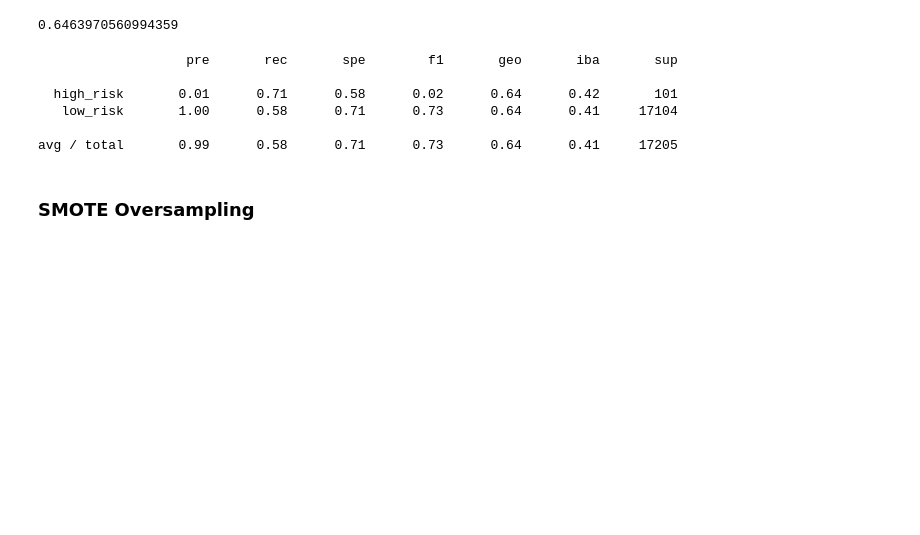
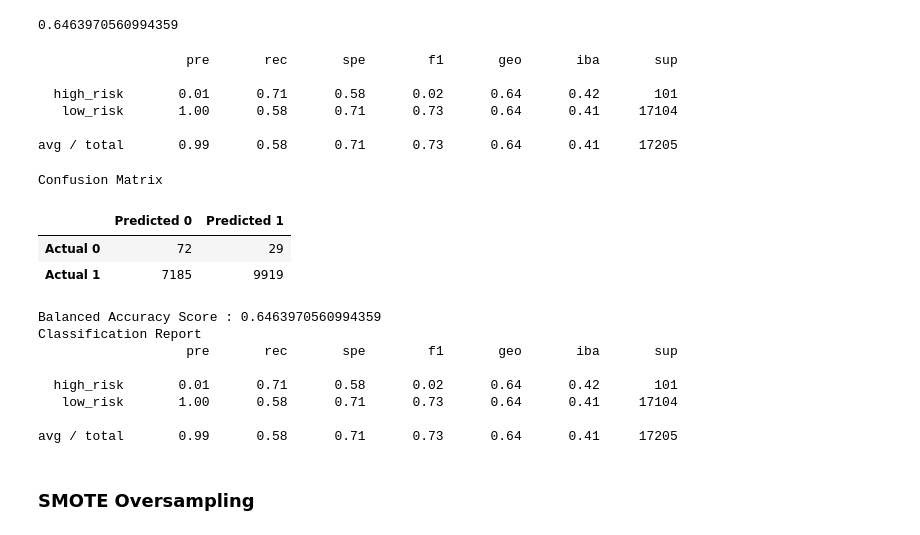
Before and after one commit to ShaneTaylor1993/Credit_Risk_Analysis, a Jupyter notebook: Credit_Risk_Resampling.ipynb, the cells around one changed output. Cells and saved outputs as stored; diff of their text form; code cells hidden in the pictures; blank space fills up the shorter version.

```diff
--- a/Credit_Risk_Resampling.ipynb
+++ b/Credit_Risk_Resampling.ipynb
@@ -158,6 +158,9 @@ from sklearn.metrics import confusion_matrix
 y_pred = model.predict(X_test)
 cm = confusion_matrix(y_test, y_pred)
 
+# Creating a DataFrame from the confusion matrix.
+cm_df = pd.DataFrame(cm, index=["Actual 0", "Actual 1"], columns=["Predicted 0", "Predicted 1"])
+
 confusion_matrix(y_test, y_pred)
 # %% [output]
 array([[  72,   29],
@@ -184,3 +195,23 @@ avg / total       0.99      0.58      0.71      0.73      0.64      0.41     172
+# %%
+# Displaying results
+print("Confusion Matrix")
+display(cm_df)
+print(f"Balanced Accuracy Score : {acc_score}")
+print("Classification Report")
+print(ovr_class_rpt)
+# %% [output]
+Confusion Matrix
+|  | Predicted 0 | Predicted 1 |
+| Actual 0 | 72 | 29 |
+| Actual 1 | 7185 | 9919 |
+Balanced Accuracy Score : 0.6463970560994359
+Classification Report
+                   pre       rec       spe        f1       geo       iba       sup
+
+  high_risk       0.01      0.71      0.58      0.02      0.64      0.42       101
+   low_risk       1.00      0.58      0.71      0.73      0.64      0.41     17104
+
+avg / total       0.99      0.58      0.71      0.73      0.64      0.41     17205
 # %% [markdown]
 ### SMOTE Oversampling
 # %%
```
Also changed, not shown: parts of 17 cells of this notebook.
